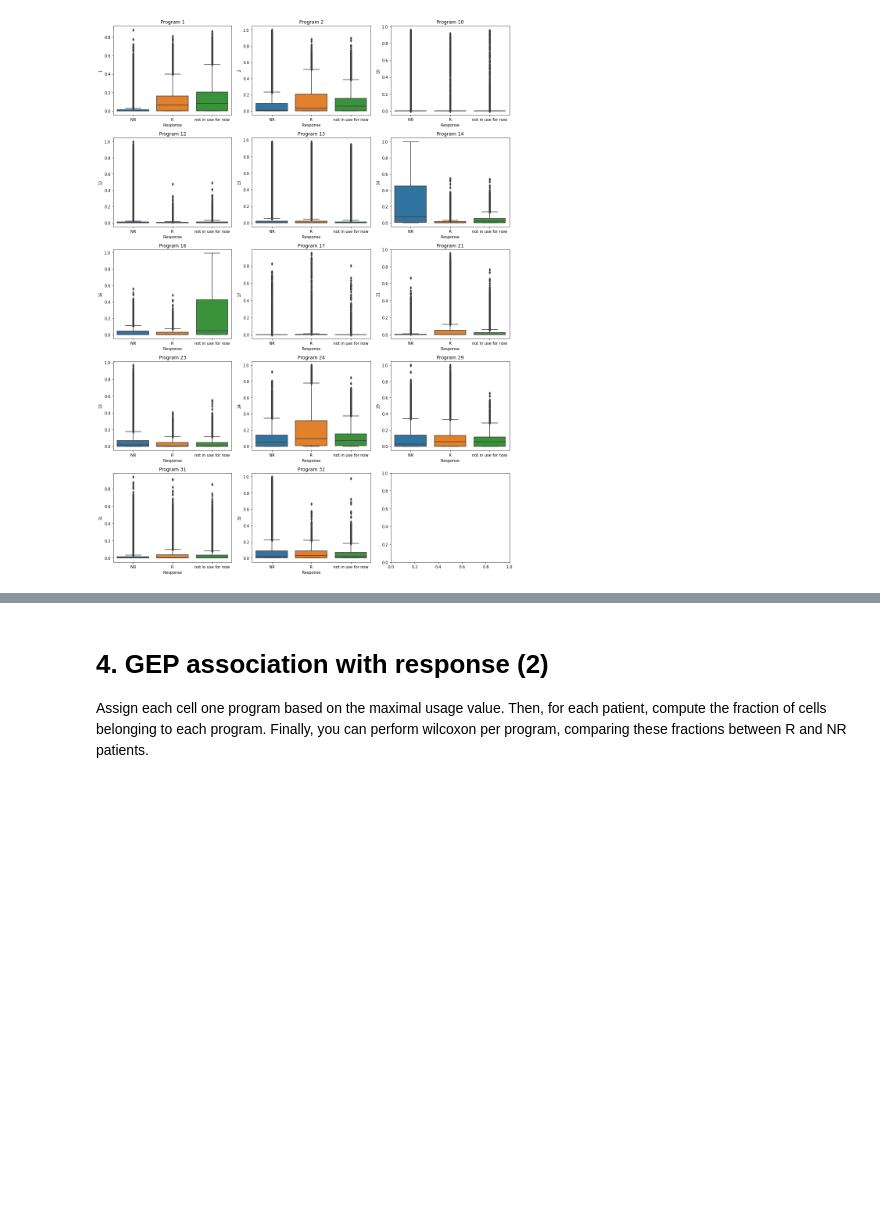
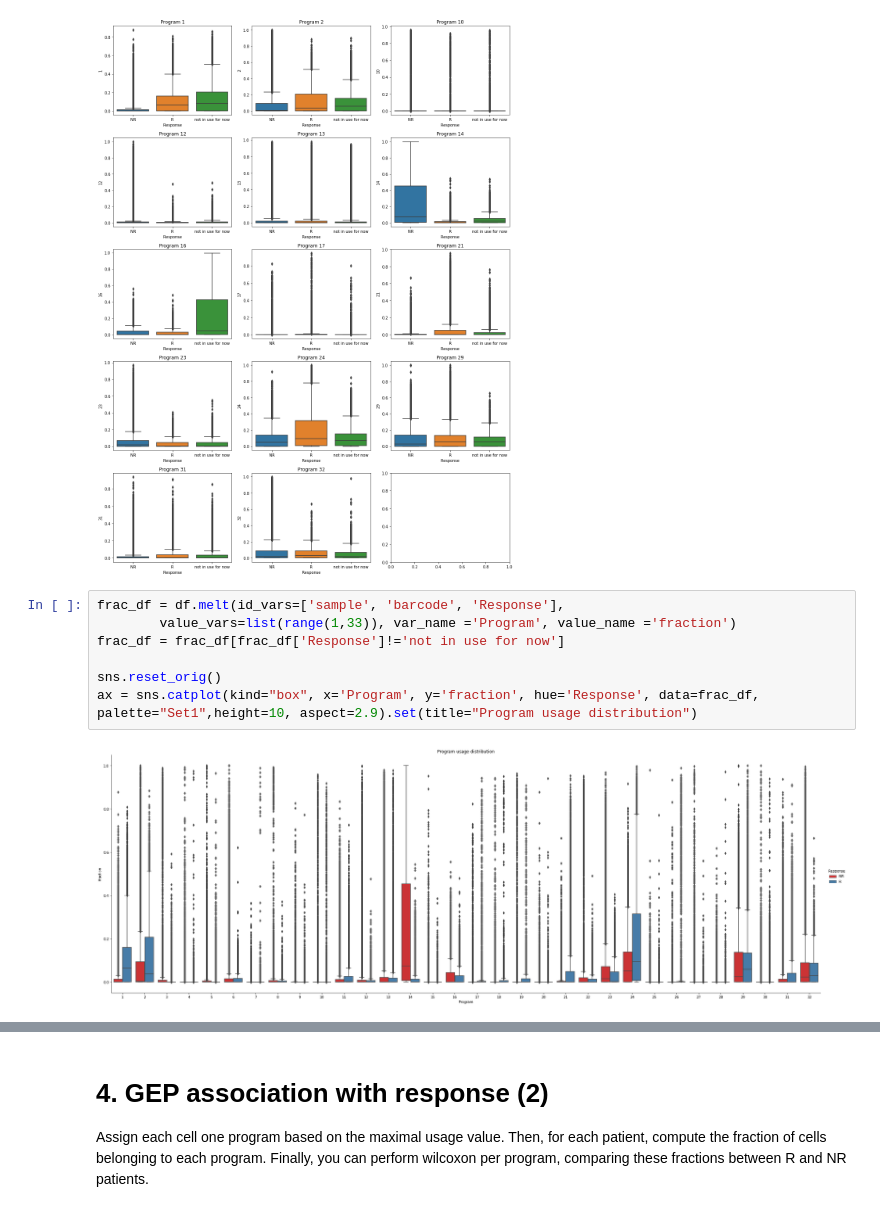
Before and after one commit to ItayShlosberg/classifying-response-to-immunotherapy, a Jupyter notebook: data_analysis/SERVER_NBS/RESPONSE_ANALYSIS/response_analysis.ipynb, the cells around one changed output, grey strips where cells are left out. Drawn from its saved outputs; the diff is of its cells as text; blank space fills up the shorter version.

```diff
--- a/data_analysis/SERVER_NBS/RESPONSE_ANALYSIS/response_analysis.ipynb
+++ b/data_analysis/SERVER_NBS/RESPONSE_ANALYSIS/response_analysis.ipynb
@@ -508,3 +514,12 @@ plt.tight_layout()
 # %% [output]
 Usage distribution of activity programs
 [figure]
+# %%
+frac_df = df.melt(id_vars=['sample', 'barcode', 'Response'],
+        value_vars=list(range(1,33)), var_name ='Program', value_name ='fraction')
+frac_df = frac_df[frac_df['Response']!='not in use for now']
+
+sns.reset_orig()
+ax = sns.catplot(kind="box", x='Program', y='fraction', hue='Response', data=frac_df, palette="Set1",height=10, aspect=2.9).set(title="Program usage distribution")
+# %% [output]
+[figure, added]
```
Also changed, not shown: parts of 22 cells of this notebook, 31 other files.
